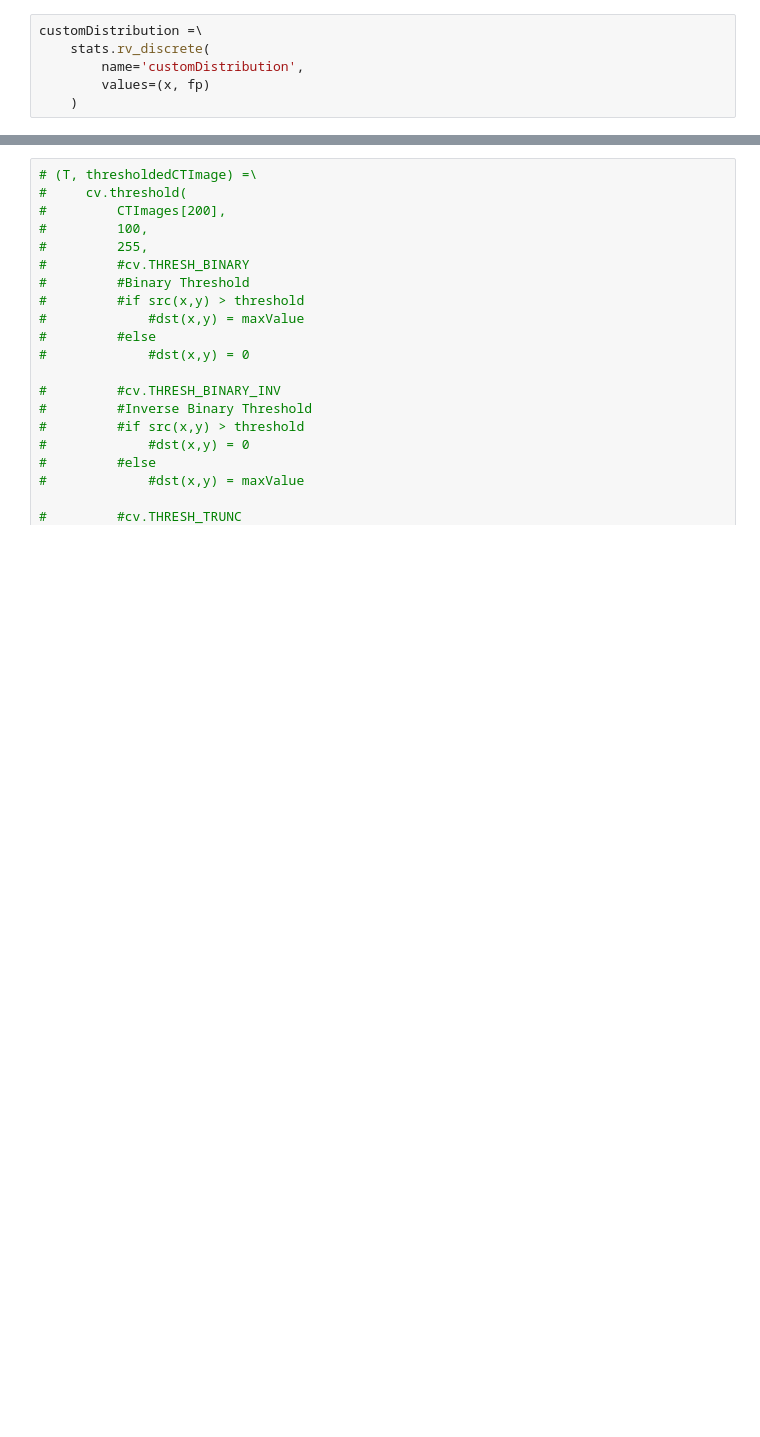
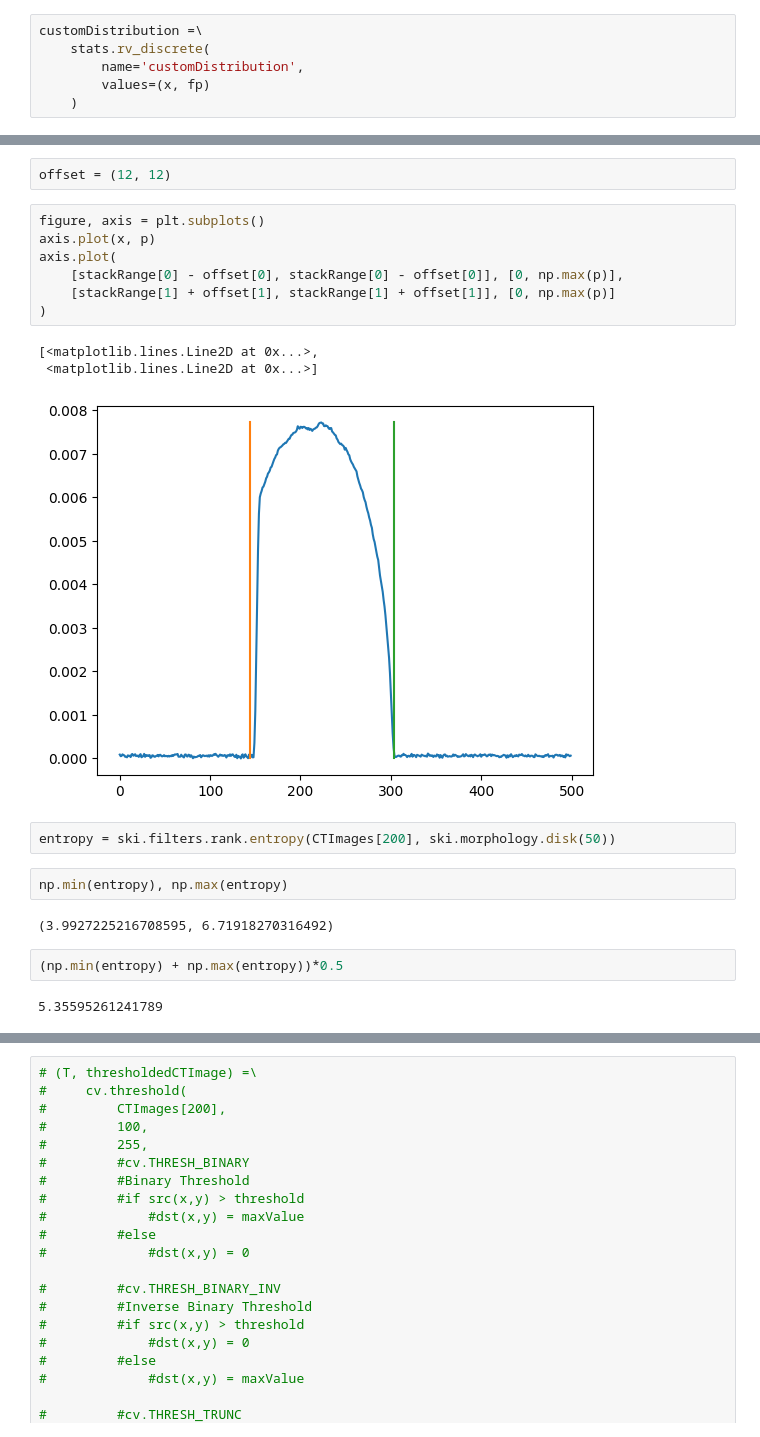
Before and after one commit to AlexGubkin/forInterview, a Jupyter notebook: rockProcessing/rockProcessing.ipynb, the cells around one changed output, grey strips where cells are left out. Drawn from its saved outputs; the diff is of its cells as text; blank space fills up the shorter version.

```diff
--- a/rockProcessing/rockProcessing.ipynb
+++ b/rockProcessing/rockProcessing.ipynb
@@ -98,0 +111,23 @@ customDistribution.interval(0.95)
+# %%
+offset = (12, 12)
+# %%
+figure, axis = plt.subplots()
+axis.plot(x, p)
+axis.plot(
+    [stackRange[0] - offset[0], stackRange[0] - offset[0]], [0, np.max(p)],
+    [stackRange[1] + offset[1], stackRange[1] + offset[1]], [0, np.max(p)]
+)
+# %% [output]
+[<matplotlib.lines.Line2D at 0x...>,
+ <matplotlib.lines.Line2D at 0x...>]
+[figure, added]
+# %%
+entropy = ski.filters.rank.entropy(CTImages[200], ski.morphology.disk(50))
+# %%
+np.min(entropy), np.max(entropy)
+# %% [output]
+(3.9927225216708595, 6.71918270316492)
+# %%
+(np.min(entropy) + np.max(entropy))*0.5
+# %% [output]
+5.35595261241789
```
Also changed, not shown: parts of 23 cells of this notebook.
